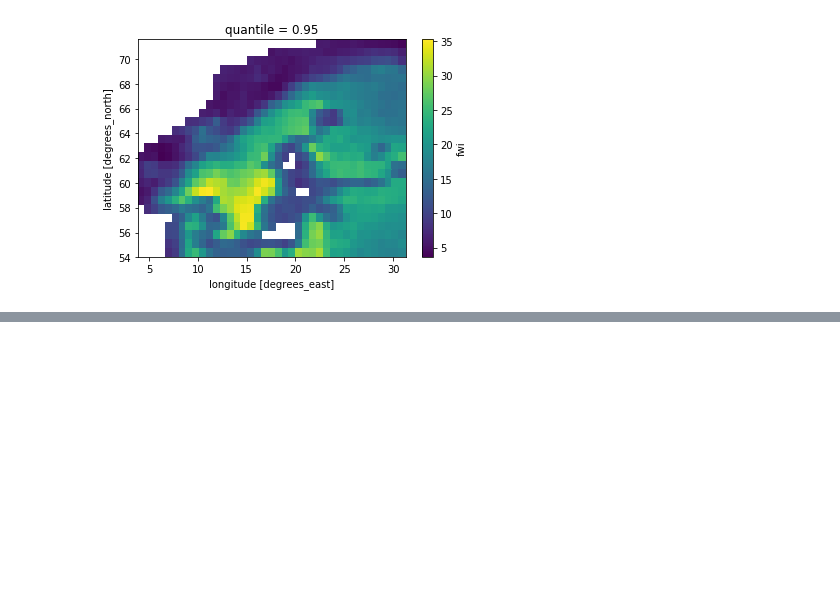
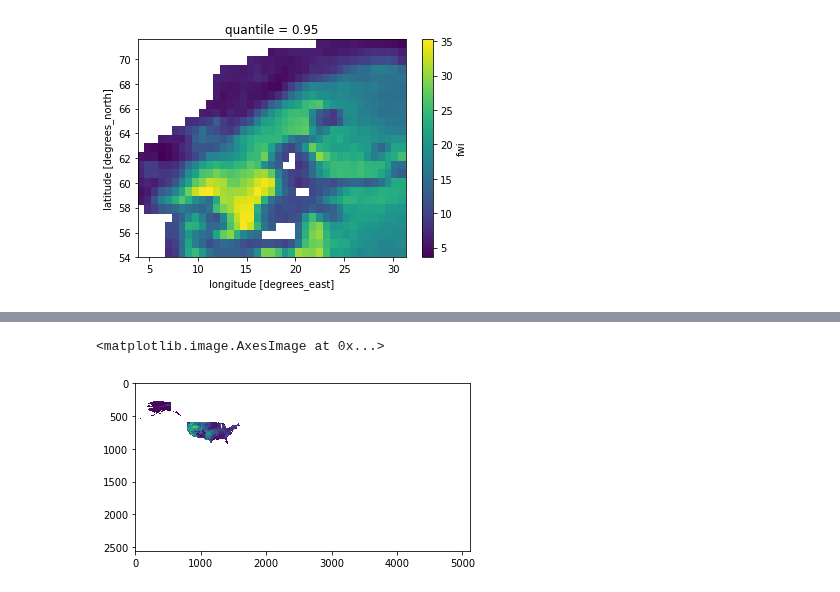
Before and after one commit to cvitolo/geff_notebooks, a Jupyter notebook: GEFF_ERAI_Python3.ipynb, the cells around one changed output, grey strips where cells are left out. Drawn from its saved outputs; the diff is of its cells as text; code cells hidden in the pictures; blank space fills up the shorter version.

Commit message:
Added masking on shapefile using salem

```diff
--- a/GEFF_ERAI_Python3.ipynb
+++ b/GEFF_ERAI_Python3.ipynb
@@ -161,0 +164,6 @@ daily_danger_threshold_maps[4].plot();
+# %%
+shapefile = "/Users/mirkodandrea/.salem_cache/salem-sample-data-b6d201fd8c228d5a1a6ea97964ef769dfef186ec/shapes/world_borders/world_borders.shp"
+ds_name = "ECMWF_FWI_20180710_1200_hr_fwi.nc"
+# %%
+ds = xr.open_dataset(ds_name)
+ds
@@ -161,0 +200,4 @@ daily_danger_threshold_maps[4].plot();
+# %%
+# Query for the US
+shp_df_us = shdf.query('CNTRY_NAME=="United States"')
+shp_df_us.head()
@@ -161,0 +211,9 @@ daily_danger_threshold_maps[4].plot();
+# %%
+# mask the dataset on the selected geometries
+ds_us = ds.salem.roi(shape=shp_df_us)
+
+# Plot the mean value over time
+plt.imshow(ds_us.fwi.mean('time'))
+# %% [output]
+<matplotlib.image.AxesImage at 0x...>
+[figure, added]
```
Also changed, not shown: parts of 4 cells of this notebook.
